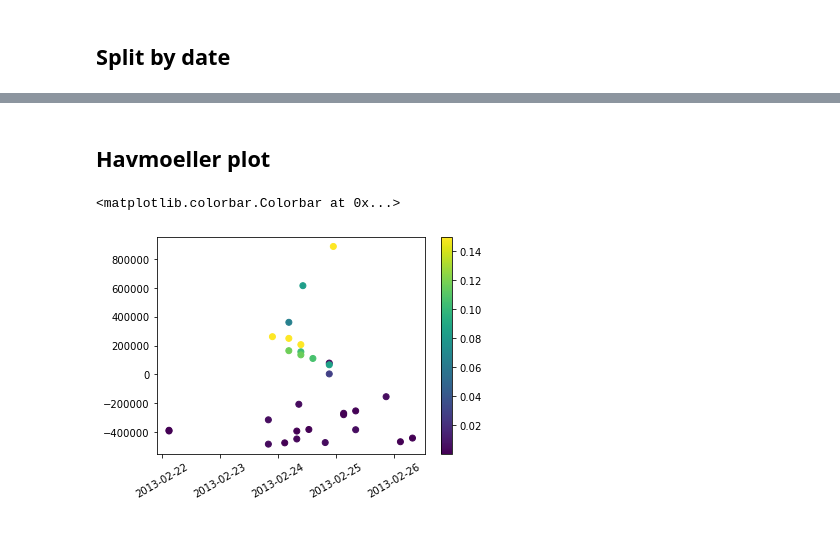
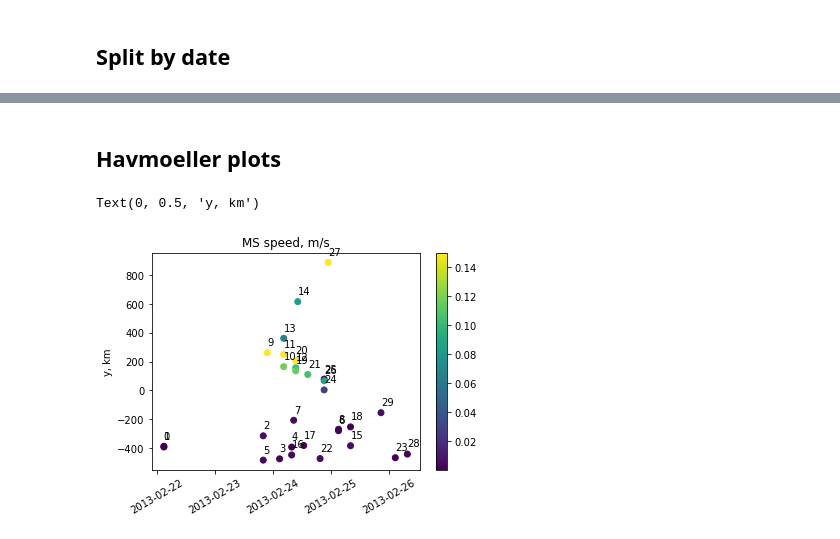
Before and after one commit to tdcwilliams/arktalas-scripts, a Jupyter notebook: python/RS2_drift/compare_rs2_moorings.ipynb, the cells around one changed output, grey strips where cells are left out. Saved outputs shown, nothing was run; the diff lists cells and outputs as text; code cells hidden in the pictures.

Commit message:
update with errors and Havmoeller plots

```diff
--- a/python/RS2_drift/compare_rs2_moorings.ipynb
+++ b/python/RS2_drift/compare_rs2_moorings.ipynb
@@ -313,12 +313,13 @@ plot_files = sorted(glob.glob('out/drift-defor/npz_files/hh_*.npz'))
 pm_files = sorted(glob.glob('out/drift-defor/npz_files/pm_*.npz'))
 # %%
 df = defaultdict(list)
-for pm_file in pm_files:
+for i, pm_file in enumerate(pm_files):
     dto1_, dto2_, res, _, _ = read_rs2_file(pm_file)
     delta_t = (dto2_ -  dto1_).total_seconds()
 
     # filter out too-high drift and points to close to the coast
     (x1_, y1_), gpi_ = filter_pm_results(res, delta_t)
+    df['pair_number'] += [i]
     df['mean_date'] += [dto1_ + dt.timedelta(seconds=.5*delta_t)]
     df['delta_t'] += [delta_t]
     df['mean_x'] += [np.mean(x1_)]
@@ -332,12 +333,19 @@ for pm_file in pm_files:
     # deformation
     df['p80_defor'] += [get_deformation_percentile(x1_, y1_, u_, v_, 80)] #80th percentile
 
-#     # compare drift - need trajectory generation inside the loop
-#     errors_ = compare(dx_mod, dy_mod,
-#         res['upm_clean'][gpi_rs2], res['vpm_clean'][gpi_rs2],
-#         delta_t)
-#     for k,v in errors.items():
-#         df[k] += [v]
+    # calculate modelled drift trajectory
+    tg_ = TrajectoryGenerator(nci, NS_PROJ, (x1_, y1_), expansion_factor=1.1)
+    xt_, yt_, _, _, _ = tg_.integrate_velocities(x1_, y1_, dto1_, dto2_)
+    dx_mod_ = xt_[:,-1] - xt_[:,0]
+    dy_mod_ = yt_[:,-1] - yt_[:,0]
+
+    # compare drift - need trajectory generation inside the loop
+    errors_ = compare(dx_mod_, dy_mod_,
+        res['upm_clean'][gpi_], res['vpm_clean'][gpi_],
+        delta_t)
+    for k,v in errors_.items():
+        df[k] += [v]
+
 df = pd.DataFrame(df).set_index('mean_date')
 # %% [output]
 Reading                 : out/drift-defor/npz_files/pm_20130220T144616Z-20130223T145936Z_0.npz
@@ -479,6 +505,8 @@ for date, df_ in df.groupby(pd.Grouper(freq='D')):
     ax.plot(xtr, ytr, 'k')
     sc = ax.scatter(df_['mean_x'], df_['mean_y'], c=df_['mean_square_spd'], vmax=.2)
     fig.colorbar(sc)
+    for i, ind in enumerate(df_['pair_number']):
+        ax.text(df_['mean_x'][i], df_['mean_y'][i] + 50e3, str(ind))
     ax.set_title(f"Pairs and MS speed (m/s)\n{date.strftime('%Y-%m-%d')}")
     plt.show()
 # %% [output]
@@ -494,6 +522,8 @@ for date, df_ in df.groupby(pd.Grouper(freq='D')):
     ax.coastlines()
     ax.plot(xtr, ytr, 'k')
     sc = ax.scatter(df_['mean_x'], df_['mean_y'], c=df_['p80_defor'], vmax=15)
+    for i, ind in enumerate(df_['pair_number']):
+        ax.text(df_['mean_x'][i], df_['mean_y'][i] + 50e3, str(ind))
     fig.colorbar(sc)
     ax.set_title(f"Pairs and 80% deformation percentile (%/day)\n{date.strftime('%Y-%m-%d')}")
     plt.show()
@@ -505,0 +536,12 @@ for date, df_ in df.groupby(pd.Grouper(freq='D')):
+# %%
+for date, df_ in df.groupby(pd.Grouper(freq='D')):
+    sic_av_ = get_daily_average_sic(nci, date, ij_range=ij_range)
+    fig, ax = mgrid.plot(sic_av_, add_colorbar=False)
+    ax.coastlines()
+    ax.plot(xtr, ytr, 'k')
+    sc = ax.scatter(df_['mean_x'], df_['mean_y'], c=df_['vrmse'], vmax=10)
+    fig.colorbar(sc)
+    for i, ind in enumerate(df_['pair_number']):
+        ax.text(df_['mean_x'][i], df_['mean_y'][i] + 50e3, str(ind))
+    ax.set_title(f"VRMSE (km/day)\n{date.strftime('%Y-%m-%d')}")
+    plt.show()
@@ -506,13 +554,17 @@ for date, df_ in df.groupby(pd.Grouper(freq='D')):
 # %% [markdown]
-## Havmoeller plot
+## Havmoeller plots
 # %%
 fig = plt.figure()
 ax = fig.add_subplot(111)
 ax.xaxis.set_major_formatter(mdates.DateFormatter('%Y-%m-%d'))
 ax.xaxis.set_major_locator(mdates.DayLocator())
 ax.xaxis.set_tick_params(rotation=30)
-sc = ax.scatter(df.index, df['mean_y'], c=df['mean_square_spd'], vmax=.15)
+sc = ax.scatter(df.index, df['mean_y']/1e3, c=df['mean_square_spd'], vmax=.15)
 fig.colorbar(sc)
+for i, ind in enumerate(df['pair_number']):
+    ax.text(df.index[i], (df['mean_y'][i] + 50e3)/1e3, str(ind))
+ax.set_title('MS speed, m/s')
+ax.set_ylabel('y, km')
 # %% [output]
-<matplotlib.colorbar.Colorbar at 0x...>
+Text(0, 0.5, 'y, km')
-[figure, old version]
+[figure, new version]
```
Also changed, not shown: parts of 7 cells of this notebook.
